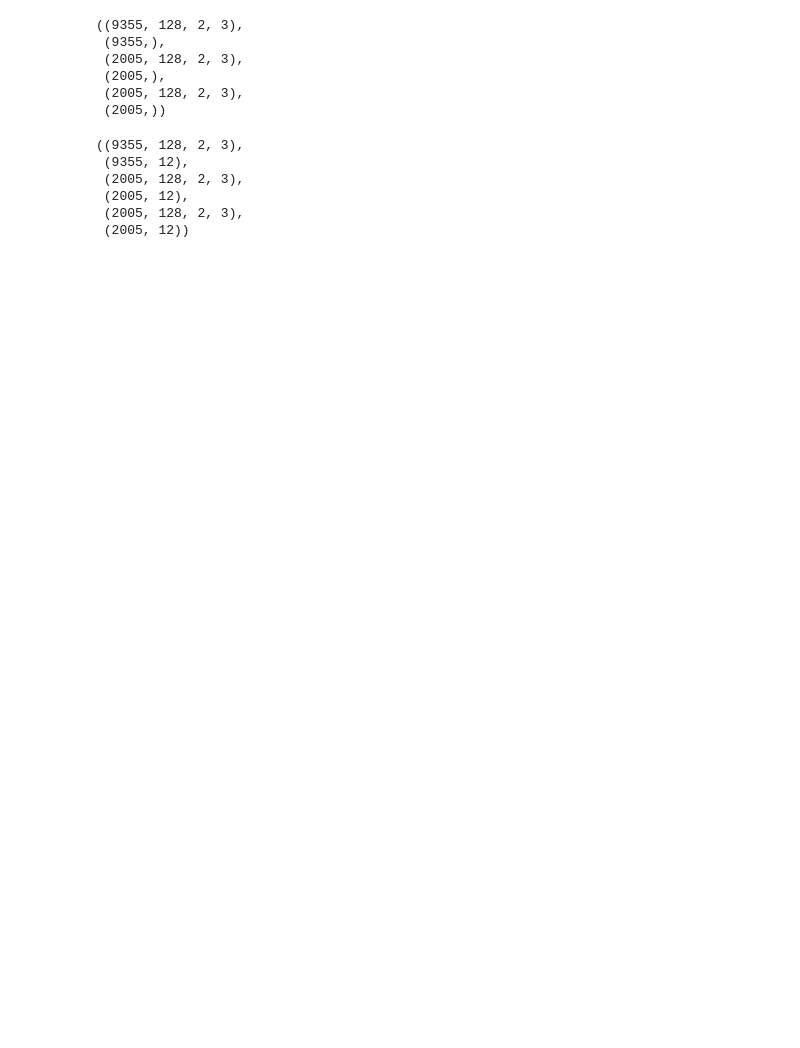
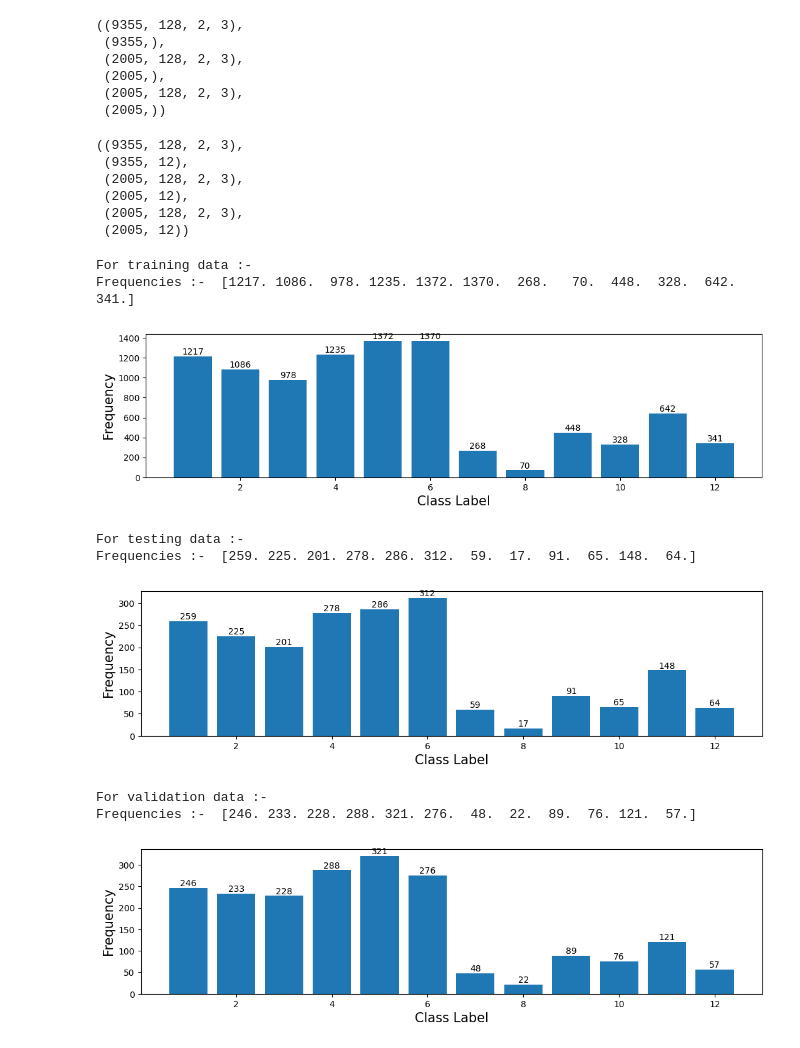
Before and after one commit to Matty-7/Fed-HAPT, a Jupyter notebook: CNN-LNTM.ipynb, the cells around one changed output. Drawn from its saved outputs; the diff is of its cells as text; code cells hidden in the pictures; blank space fills up the shorter version.

```diff
--- a/CNN-LNTM.ipynb
+++ b/CNN-LNTM.ipynb
@@ -274,3 +274,20 @@ xtrain.shape,ytrain.shape,xtest.shape,ytest.shape,xval.shape,yval.shape
  (2005, 12),
  (2005, 128, 2, 3),
  (2005, 12))
+# %%
+print('For training data :- ')
+draw_bar(ytrain)
+print('For testing data :- ')
+draw_bar(ytest)
+print('For validation data :- ')
+draw_bar(yval)
+# %% [output]
+For training data :-
+Frequencies :-  [1217. 1086.  978. 1235. 1372. 1370.  268.   70.  448.  328.  642.  341.]
+[figure, added]
+For testing data :-
+Frequencies :-  [259. 225. 201. 278. 286. 312.  59.  17.  91.  65. 148.  64.]
+[figure, added]
+For validation data :-
+Frequencies :-  [246. 233. 228. 288. 321. 276.  48.  22.  89.  76. 121.  57.]
+[figure, added]
```
Also changed, not shown: parts of 1 cell of this notebook.
